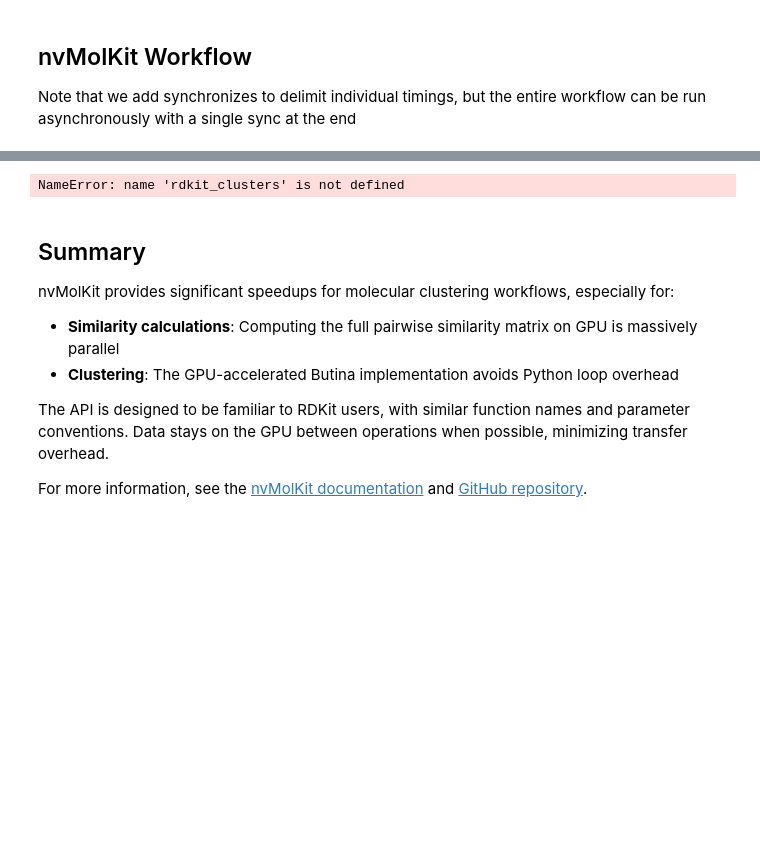
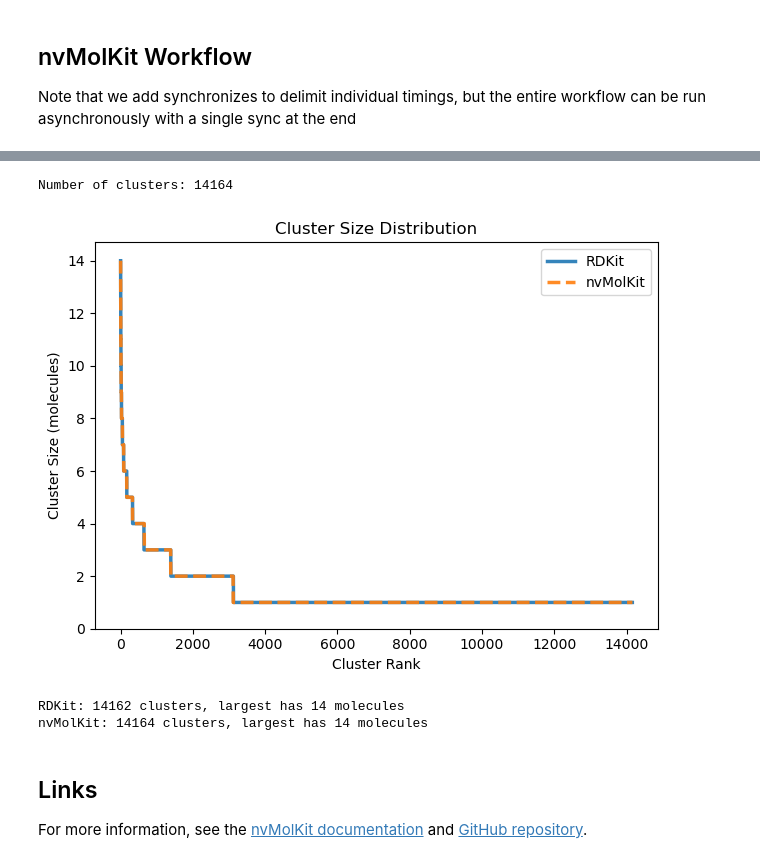
Before and after one commit to scal444/nvMolKit, a Jupyter notebook: examples/rdkit_blog_clustering.ipynb, the cells around one changed output, grey strips where cells are left out. Saved outputs shown, nothing was run; the diff lists cells and outputs as text; code cells hidden in the pictures; blank space fills up the shorter version.

```diff
--- a/examples/rdkit_blog_clustering.ipynb
+++ b/examples/rdkit_blog_clustering.ipynb
@@ -50,15 +39,15 @@ We'll process 20,000 molecules from ChEMBL for this comparison.
 # Number of molecules to process
 n_mols = 20000
 
-# CPU threads for multithreaded operations
+# CPU threads for multithreaded RDKit operations
 n_cpu_threads = 16
 
 # Morgan fingerprint parameters
-fp_radius = 2
+fp_radius = 3
 fp_nbits = 1024
 
-# Butina clustering threshold (distance, not similarity)
-distance_threshold = 0.2
+# Butina clustering threshold
+distance_threshold = 0.6
 # %% [markdown]
 ## Loading Molecules
 
@@ -67,7 +56,7 @@ First, we'll parse molecules from SMILES using RDKit. We'll take the first molec
 import pandas as pd
 from rdkit.Chem import MolFromSmiles
 
-smi_file = "/home/kboyd/data/enamine_real_100k.cxsmiles"
+smi_file = "enamine_real_10M.csxmiles"
 
 smis = pd.read_csv(smi_file, nrows=n_mols, usecols=[0], sep='\t').iloc[:, 0].to_list()
 mols = [MolFromSmiles(smi) for smi in smis]
@@ -218,52 +213,34 @@ Both implementations use the same Butina algorithm, so the clustering results sh
 # %%
 # Convert cluster IDs to cluster tuples for comparison
 n_clusters = cluster_ids.max().item() + 1
 nvmolkit_clusters = [tuple(torch.where(cluster_ids == i)[0].tolist()) for i in range(n_clusters)]
 print(f"Number of clusters: {len(nvmolkit_clusters)}")
 
 rdkit_cluster_sizes = sorted([len(c) for c in rdkit_clusters], reverse=True)
 nvmolkit_cluster_sizes = sorted([len(c) for c in nvmolkit_clusters], reverse=True)
 
-fig, (ax1, ax2) = plt.subplots(1, 2, figsize=(14, 5))
-
-# Cluster size distribution
-ax1.plot(range(len(rdkit_cluster_sizes)), rdkit_cluster_sizes,
+plt.figure()
+plt.plot(range(len(rdkit_cluster_sizes)), rdkit_cluster_sizes,
          label='RDKit', linewidth=2.5, alpha=0.9)
-ax1.plot(range(len(nvmolkit_cluster_sizes)), nvmolkit_cluster_sizes,
+plt.plot(range(len(nvmolkit_cluster_sizes)), nvmolkit_cluster_sizes,
          label='nvMolKit', linewidth=2.5, linestyle='--', alpha=0.9)
-ax1.set_xlabel('Cluster Rank')
-ax1.set_ylabel('Cluster Size (molecules)')
-ax1.set_title('Cluster Size Distribution')
-ax1.legend()
-ax1.set_ylim(0, max(rdkit_cluster_sizes) * 1.05)
-ax1.grid(alpha=0.3)
-
-# Histogram of cluster sizes
-max_size = max(max(rdkit_cluster_sizes), max(nvmolkit_cluster_sizes))
-bins = range(1, min(max_size + 2, 50))
-ax2.hist(rdkit_cluster_sizes, bins=bins, alpha=0.6, label='RDKit', edgecolor='black')
-ax2.hist(nvmolkit_cluster_sizes, bins=bins, alpha=0.6, label='nvMolKit', edgecolor='black')
-ax2.set_xlabel('Cluster Size')
-ax2.set_ylabel('Number of Clusters')
-ax2.set_title('Histogram of Cluster Sizes')
-ax2.legend()
-ax2.grid(alpha=0.3)
+plt.xlabel('Cluster Rank')
+plt.ylabel('Cluster Size (molecules)')
+plt.title('Cluster Size Distribution')
+plt.legend()
+plt.ylim(0, max(rdkit_cluster_sizes) * 1.05)
 
 plt.tight_layout()
 plt.show()
 
 print(f"RDKit: {len(rdkit_clusters)} clusters, largest has {max(rdkit_cluster_sizes)} molecules")
 print(f"nvMolKit: {len(nvmolkit_clusters)} clusters, largest has {max(nvmolkit_cluster_sizes)} molecules")
 # %% [output]
-NameError: name 'rdkit_clusters' is not defined
+Number of clusters: 14164
+[figure, added]
+RDKit: 14162 clusters, largest has 14 molecules
+nvMolKit: 14164 clusters, largest has 14 molecules
-# %% [markdown]
-## Summary
-
-nvMolKit provides significant speedups for molecular clustering workflows, especially for:
-
-- **Similarity calculations**: Computing the full pairwise similarity matrix on GPU is massively parallel
-- **Clustering**: The GPU-accelerated Butina implementation avoids Python loop overhead
-
-The API is designed to be familiar to RDKit users, with similar function names and parameter conventions. Data stays on the GPU between operations when possible, minimizing transfer overhead.
-
-For more information, see the [nvMolKit documentation](https://nvidia-digital-bio.github.io/nvMolKit/) and [GitHub repository](https://github.com/nvidia-digital-bio/nvMolKit).
+# %% [markdown]
+## Links
+
+For more information, see the [nvMolKit documentation](https://nvidia-digital-bio.github.io/nvMolKit/) and [GitHub repository](https://github.com/nvidia-digital-bio/nvMolKit).
```
Also changed, not shown: parts of 9 cells of this notebook.
